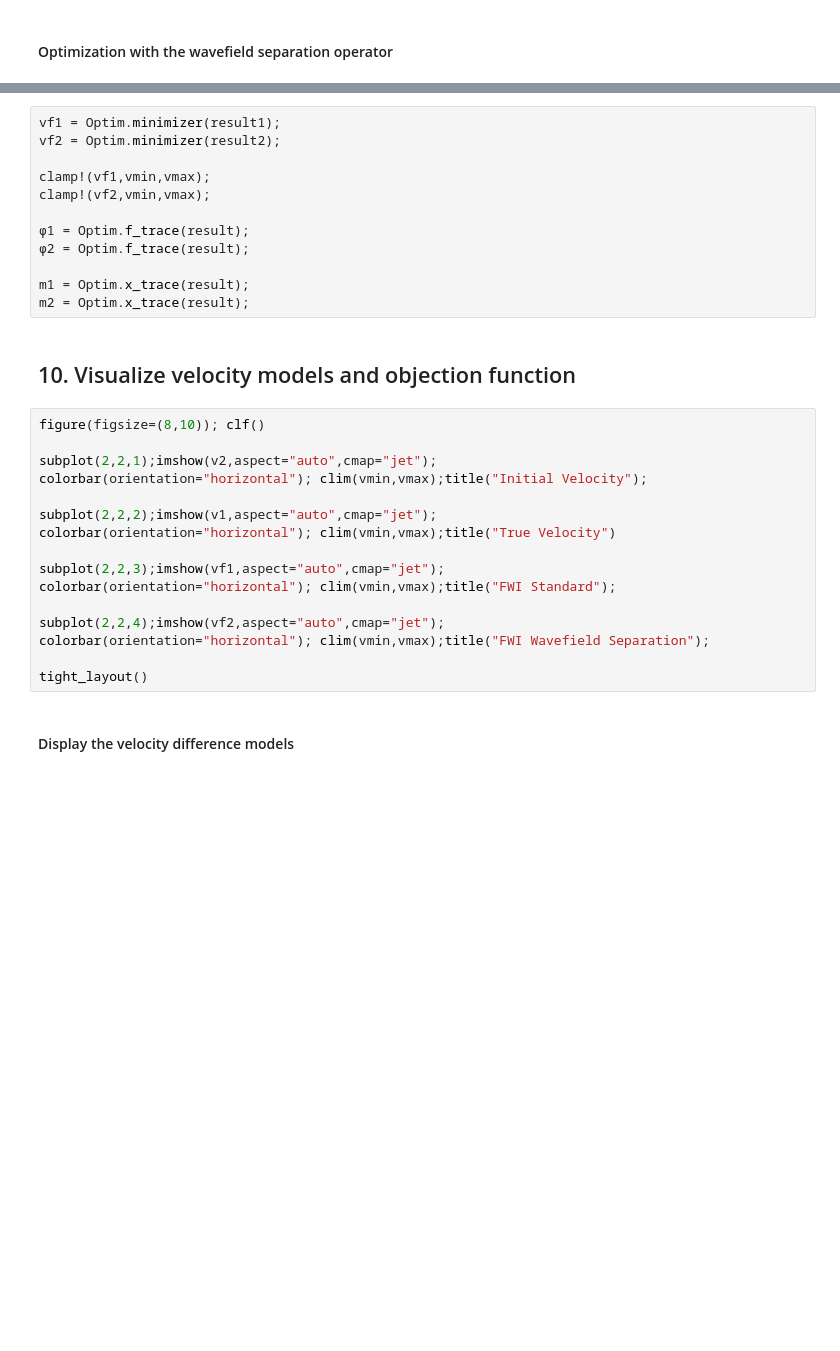
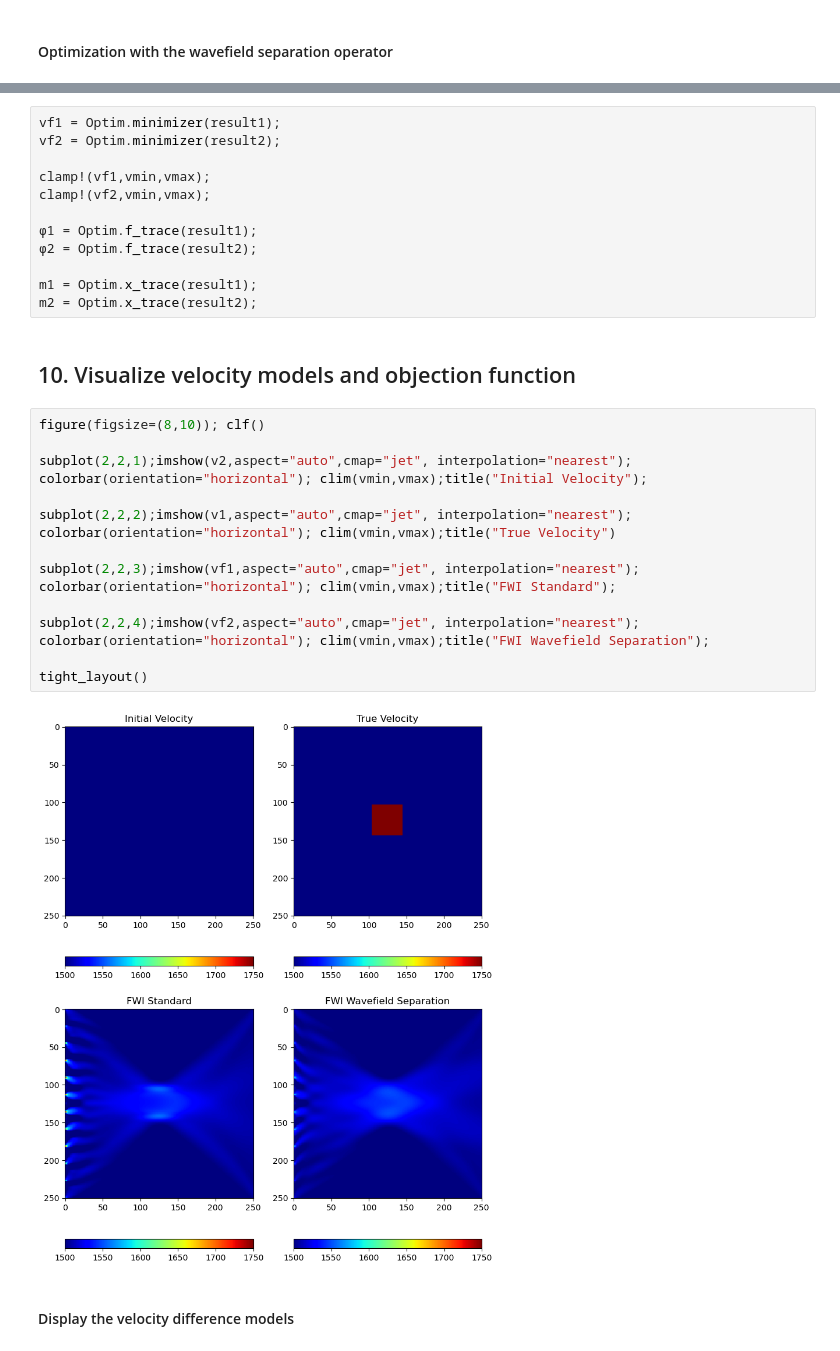
Before and after one commit to ChevronETC/Examples, a Jupyter notebook: 50_fwi/02_fwi_L2_wavefieldsep.ipynb, the cells around one changed output, grey strips where cells are left out. Cells and saved outputs as stored; diff of their text form; blank space fills up the shorter version.

```diff
--- a/50_fwi/02_fwi_L2_wavefieldsep.ipynb
+++ b/50_fwi/02_fwi_L2_wavefieldsep.ipynb
@@ -380,29 +463,31 @@ vf2 = Optim.minimizer(result2);
 clamp!(vf1,vmin,vmax);
 clamp!(vf2,vmin,vmax);
 
-ϕ1 = Optim.f_trace(result);
-ϕ2 = Optim.f_trace(result);
+ϕ1 = Optim.f_trace(result1);
+ϕ2 = Optim.f_trace(result2);
 
-m1 = Optim.x_trace(result);
-m2 = Optim.x_trace(result);
+m1 = Optim.x_trace(result1);
+m2 = Optim.x_trace(result2);
 # %% [markdown]
 ## 10. Visualize velocity models and objection function
 # %%
 figure(figsize=(8,10)); clf()
 
-subplot(2,2,1);imshow(v2,aspect="auto",cmap="jet");
+subplot(2,2,1);imshow(v2,aspect="auto",cmap="jet", interpolation="nearest");
 colorbar(orientation="horizontal"); clim(vmin,vmax);title("Initial Velocity");
 
-subplot(2,2,2);imshow(v1,aspect="auto",cmap="jet");
+subplot(2,2,2);imshow(v1,aspect="auto",cmap="jet", interpolation="nearest");
 colorbar(orientation="horizontal"); clim(vmin,vmax);title("True Velocity")
 
-subplot(2,2,3);imshow(vf1,aspect="auto",cmap="jet");
+subplot(2,2,3);imshow(vf1,aspect="auto",cmap="jet", interpolation="nearest");
 colorbar(orientation="horizontal"); clim(vmin,vmax);title("FWI Standard");
 
-subplot(2,2,4);imshow(vf2,aspect="auto",cmap="jet");
+subplot(2,2,4);imshow(vf2,aspect="auto",cmap="jet", interpolation="nearest");
 colorbar(orientation="horizontal"); clim(vmin,vmax);title("FWI Wavefield Separation");
 
 tight_layout()
+# %% [output]
+[figure, added]
 # %% [markdown]
 #### Display the velocity difference models
 # %%
```
Also changed, not shown: parts of 20 cells of this notebook.
